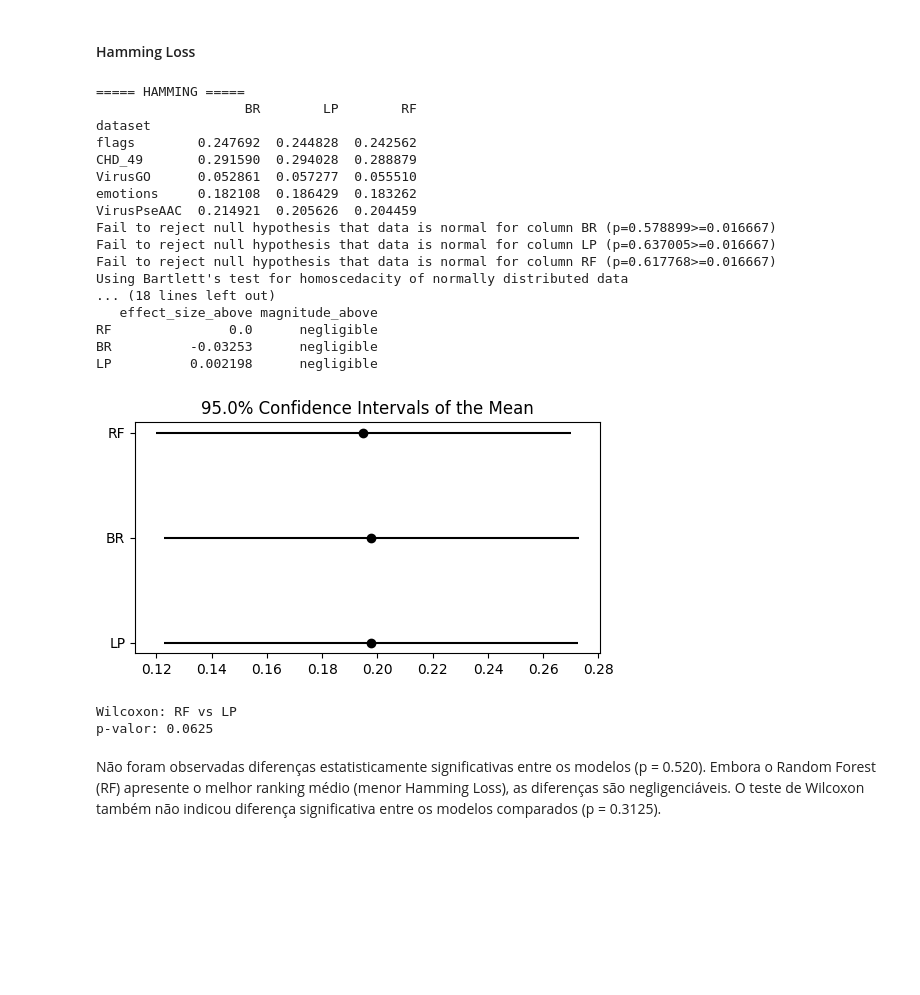
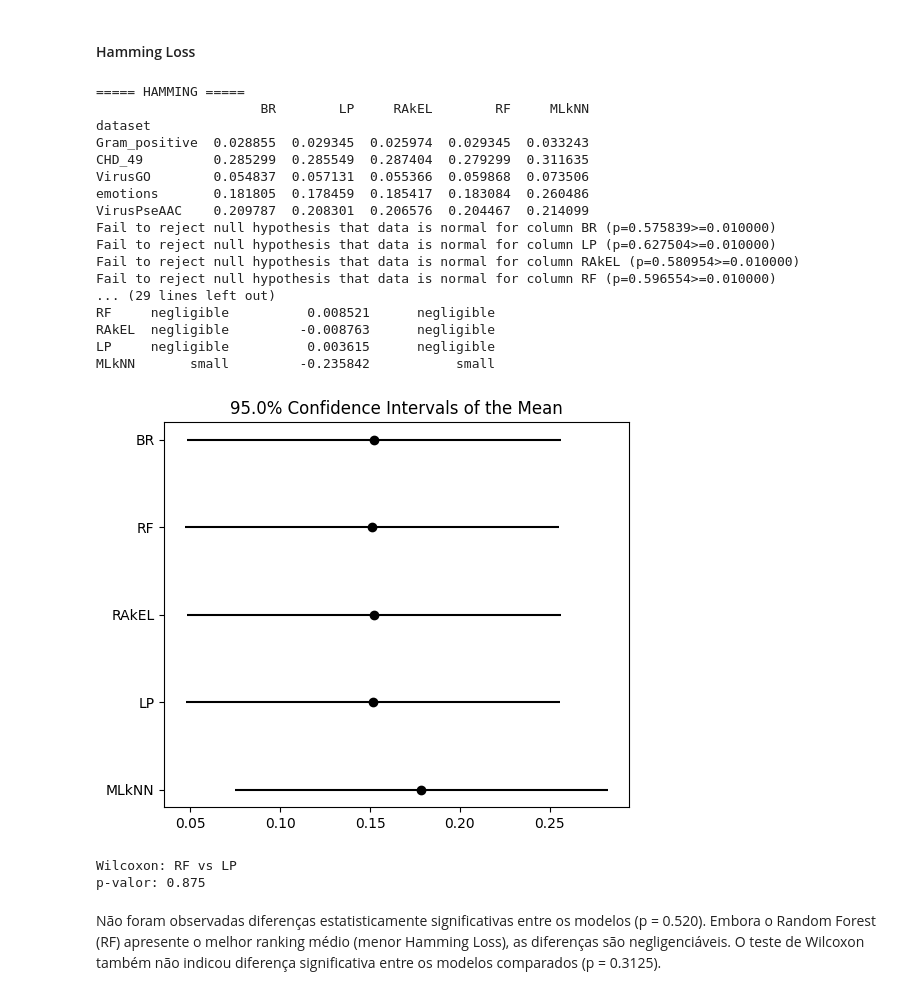
Before and after one commit to iarabertopena/ml-learning-lab, a Jupyter notebook: ml_learning_lab.ipynb, the cells around one changed output. Cells and saved outputs as stored; diff of their text form; code cells hidden in the pictures; blank space fills up the shorter version.

```diff
--- a/ml_learning_lab.ipynb
+++ b/ml_learning_lab.ipynb
@@ -115,7 +117,8 @@ df.head()
 5 rows × 446 columns
 # %%
 datasets_config = {
-    "flags": {"path": "/content/flags.csv", "n_labels": 7},
+    "Gram_positive": {"path": "/content/Gram_positive.csv", "n_labels": 4},
+    #"flags": {"path": "/content/flags.csv", "n_labels": 6},
     "CHD_49": {"path": "/content/CHD_49.csv", "n_labels": 6},
     "VirusGO": {"path": "/content/VirusGO.csv", "n_labels": 6},
     "emotions": {"path": "/content/emotions.csv", "n_labels": 6},
@@ -242,7 +245,7 @@ def get_models():
 
         "RAkEL": RakelD(
             base_classifier=RandomForestClassifier(n_estimators=100, random_state=42),
-            labelset_size=3
+            labelset_size=2
         ),
 
         "RF": RandomForestClassifier(n_estimators=100, random_state=42),
@@ -789,53 +792,53 @@ import matplotlib.pyplot as plt
 print("\n===== HAMMING =====")
 
 # tabela
 df = build_table(all_results, "hamming")
-#df = df.dropna()
-df = df.drop(columns=["RAkEL"]) # RAkEL não funcionou com o dataset "flags" :/
+df = df.dropna()
+#df = df.drop(columns=["RAkEL"]) # RAkEL não funcionou com o dataset "flags" :/
 
 print(df)
 
 # Friedman + Nemenyi
 result = autorank(df, alpha=0.05, order='ascending', verbose=True)
 
 print("\nRanking médio:")
 print(result.rankdf)
 
 #plot_stats(result)
 #plt.show()
 
 plot_stats(result, allow_insignificant=True)
 plt.show()
 
 # Wilcoxon (só com os 2 melhores)
 means = df.mean().sort_values(ascending=True)
 m1, m2 = means.index[:2]
 
 stat, p = wilcoxon(df[m1], df[m2])
 
 print(f"\nWilcoxon: {m1} vs {m2}")
 print("p-valor:", p)
 # %% [output]
 ===== HAMMING =====
-                   BR        LP        RF
+                     BR        LP     RAkEL        RF     MLkNN
 dataset
-flags        0.247692  0.244828  0.242562
-CHD_49       0.291590  0.294028  0.288879
-VirusGO      0.052861  0.057277  0.055510
-emotions     0.182108  0.186429  0.183262
-VirusPseAAC  0.214921  0.205626  0.204459
-Fail to reject null hypothesis that data is normal for column BR (p=0.578899>=0.016667)
-Fail to reject null hypothesis that data is normal for column LP (p=0.637005>=0.016667)
-Fail to reject null hypothesis that data is normal for column RF (p=0.617768>=0.016667)
-Using Bartlett's test for homoscedacity of normally distributed data
-... (18 lines left out)
-   effect_size_above magnitude_above
-RF               0.0      negligible
-BR          -0.03253      negligible
-LP          0.002198      negligible
+Gram_positive  0.028855  0.029345  0.025974  0.029345  0.033243
+CHD_49         0.285299  0.285549  0.287404  0.279299  0.311635
+VirusGO        0.054837  0.057131  0.055366  0.059868  0.073506
+emotions       0.181805  0.178459  0.185417  0.183084  0.260486
+VirusPseAAC    0.209787  0.208301  0.206576  0.204467  0.214099
+Fail to reject null hypothesis that data is normal for column BR (p=0.575839>=0.010000)
+Fail to reject null hypothesis that data is normal for column LP (p=0.627504>=0.010000)
+Fail to reject null hypothesis that data is normal for column RAkEL (p=0.580954>=0.010000)
+Fail to reject null hypothesis that data is normal for column RF (p=0.596554>=0.010000)
+... (29 lines left out)
+RF     negligible          0.008521      negligible
+RAkEL  negligible         -0.008763      negligible
+LP     negligible          0.003615      negligible
+MLkNN       small         -0.235842           small
-[figure, old version]
+[figure, new version]
 Wilcoxon: RF vs LP
-p-valor: 0.0625
+p-valor: 0.875
 # %% [markdown]
 Não foram observadas diferenças estatisticamente significativas entre os modelos (p = 0.520). Embora o Random Forest (RF) apresente o melhor ranking médio (menor Hamming Loss), as diferenças são negligenciáveis. O teste de Wilcoxon também não indicou diferença significativa entre os modelos comparados (p = 0.3125).
 # %% [markdown]
```
Also changed, not shown: parts of 21 cells of this notebook.
